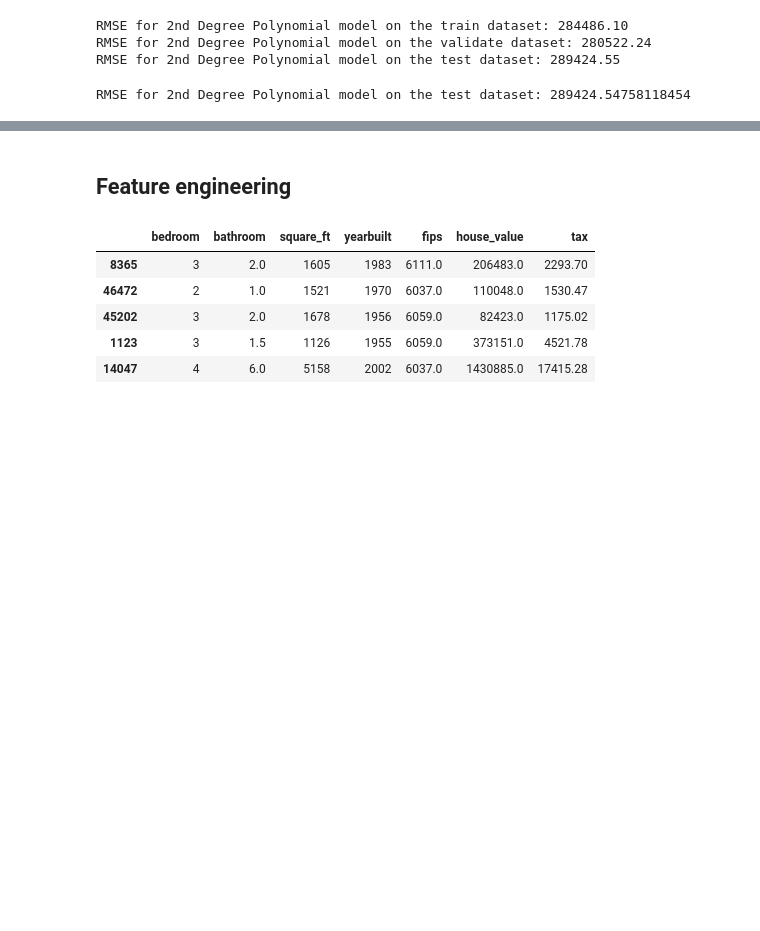
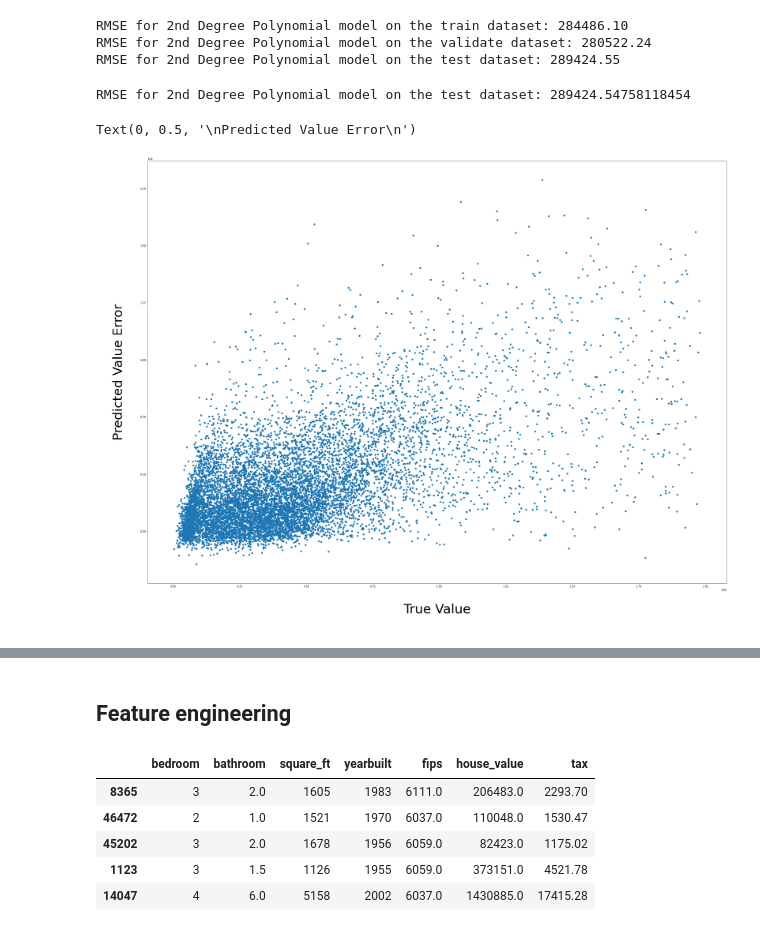
Before and after one commit to Chenchen070/zillow_regression_project, a Jupyter notebook: work_book.ipynb, the cells around one changed output, grey strips where cells are left out. Drawn from its saved outputs; the diff is of its cells as text; code cells hidden in the pictures; blank space fills up the shorter version.

Commit message:
test viz added

```diff
--- a/work_book.ipynb
+++ b/work_book.ipynb
@@ -838,21 +838,21 @@ dtype: float64
 ## Evaluate on Test: Best Model (2nd Degree Polynomial)
 # %%
 # re-create our polynomial model
-poly = PolynomialFeatures(degree=2, include_bias=False, interaction_only=False)
-poly.fit(x_train)
-x_train_poly = pd.DataFrame(poly.transform(x_train),
+poly_test = PolynomialFeatures(degree=2, include_bias=False, interaction_only=False)
+poly_test.fit(x_train)
+x_train_poly = pd.DataFrame(poly_test.transform(x_train),
                             columns=poly.get_feature_names(x_train.columns),index=train.index)
 
-lm = LinearRegression()
-lm.fit(x_train_poly, y_train)
+lm_test = LinearRegression()
+lm_test.fit(x_train_poly, y_train)
 # %% [output]
 LinearRegression()
 # %%
 # any transformations applied to your training data must be applied to the test as well
 
-x_test_poly = poly.transform(x_test)
+x_test_poly = poly_test.transform(x_test)
 
-test_predictions = lm.predict(x_test_poly)
+test_predictions = lm_test.predict(x_test_poly)
 test_actual = test.house_value
 # %%
 # RMSE
@@ -872,3 +872,11 @@ RMSE for 2nd Degree Polynomial model on the test dataset: 289424.55
 print('RMSE for 2nd Degree Polynomial model on the test dataset: {}'.format(sqrt(mean_squared_error(test_actual, test_predictions))))
 # %% [output]
 RMSE for 2nd Degree Polynomial model on the test dataset: 289424.54758118454
+# %%
+plt.figure(figsize=(40, 30))
+plt.scatter(test_actual, test_predictions)
+plt.xlabel('\nTrue Value\n', fontsize=50)
+plt.ylabel('\nPredicted Value Error\n', fontsize=50)
+# %% [output]
+Text(0, 0.5, '\nPredicted Value Error\n')
+[figure, added]
```
Also changed, not shown: parts of 7 cells of this notebook.
